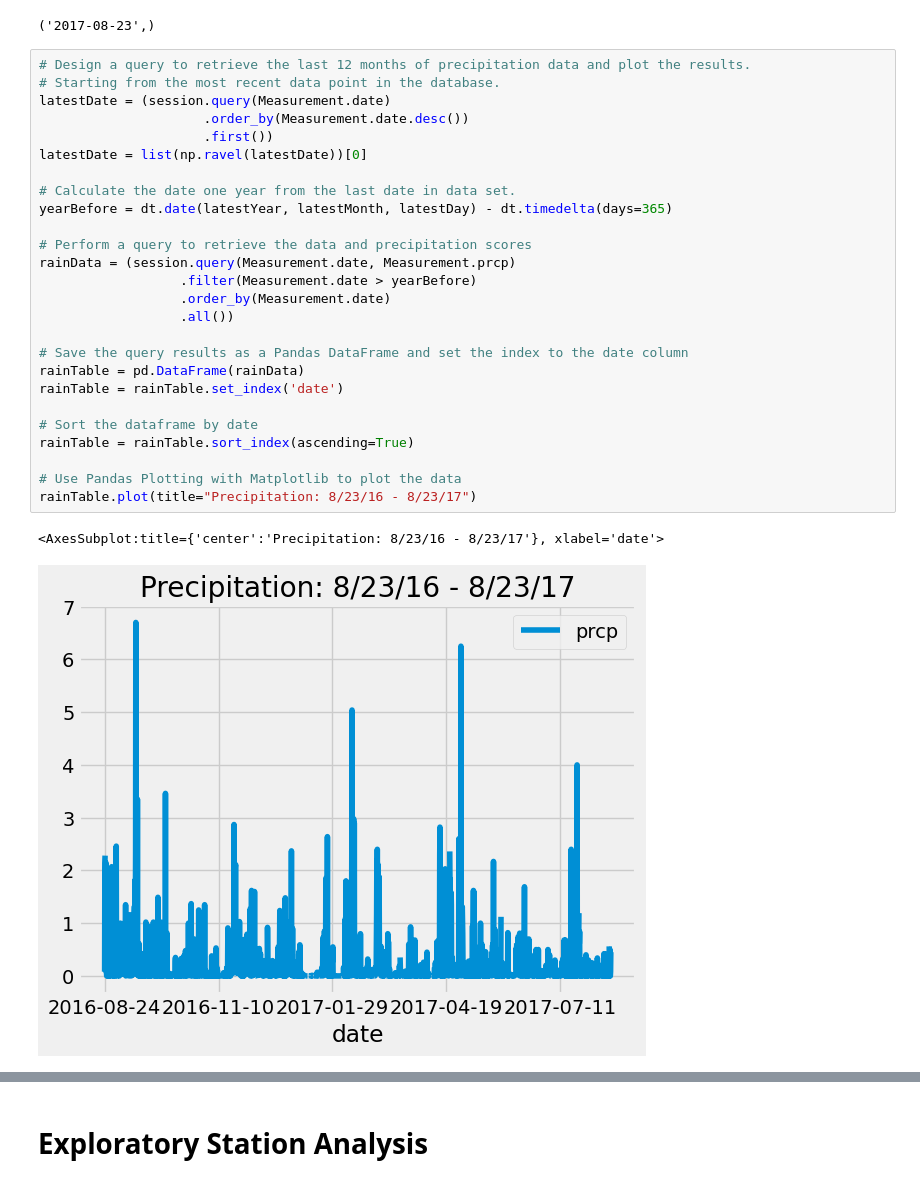
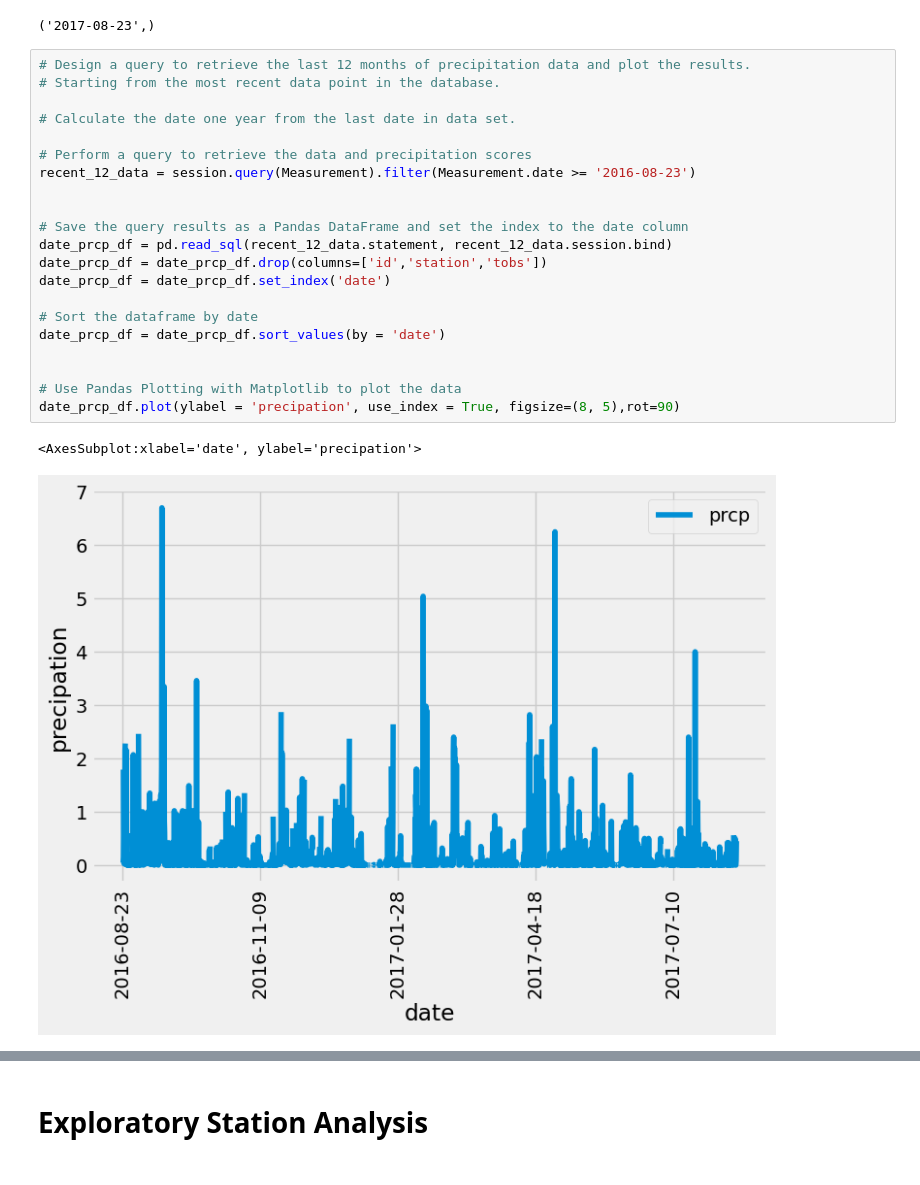
Before and after one commit to shabazmotan/SQLAlchemy-SurfsUp, a Jupyter notebook: SurfsUp/climate_analysis.ipynb, the cells around one changed output, grey strips where cells are left out. Drawn from its saved outputs; the diff is of its cells as text.

```diff
--- a/SurfsUp/climate_analysis.ipynb
+++ b/SurfsUp/climate_analysis.ipynb
@@ -48,31 +48,26 @@ print(latestDate)
 # %%
 # Design a query to retrieve the last 12 months of precipitation data and plot the results.
 # Starting from the most recent data point in the database.
-latestDate = (session.query(Measurement.date)
-                     .order_by(Measurement.date.desc())
-                     .first())
-latestDate = list(np.ravel(latestDate))[0]
 
 # Calculate the date one year from the last date in data set.
-yearBefore = dt.date(latestYear, latestMonth, latestDay) - dt.timedelta(days=365)
 
 # Perform a query to retrieve the data and precipitation scores
-rainData = (session.query(Measurement.date, Measurement.prcp)
-                  .filter(Measurement.date > yearBefore)
-                  .order_by(Measurement.date)
-                  .all())
+recent_12_data = session.query(Measurement).filter(Measurement.date >= '2016-08-23')
+
 
 # Save the query results as a Pandas DataFrame and set the index to the date column
-rainTable = pd.DataFrame(rainData)
-rainTable = rainTable.set_index('date')
+date_prcp_df = pd.read_sql(recent_12_data.statement, recent_12_data.session.bind)
+date_prcp_df = date_prcp_df.drop(columns=['id','station','tobs'])
+date_prcp_df = date_prcp_df.set_index('date')
 
 # Sort the dataframe by date
-rainTable = rainTable.sort_index(ascending=True)
+date_prcp_df = date_prcp_df.sort_values(by = 'date')
+
 
 # Use Pandas Plotting with Matplotlib to plot the data
-rainTable.plot(title="Precipitation: 8/23/16 - 8/23/17")
+date_prcp_df.plot(ylabel = 'precipation', use_index = True, figsize=(8, 5),rot=90)
 # %% [output]
-<AxesSubplot:title={'center':'Precipitation: 8/23/16 - 8/23/17'}, xlabel='date'>
+<AxesSubplot:xlabel='date', ylabel='precipation'>
-[figure, old version]
+[figure, new version]
 # %%
 # Use Pandas to calcualte the summary statistics for the precipitation data
```
Also changed, not shown: parts of 6 cells of this notebook, 2 other files.
